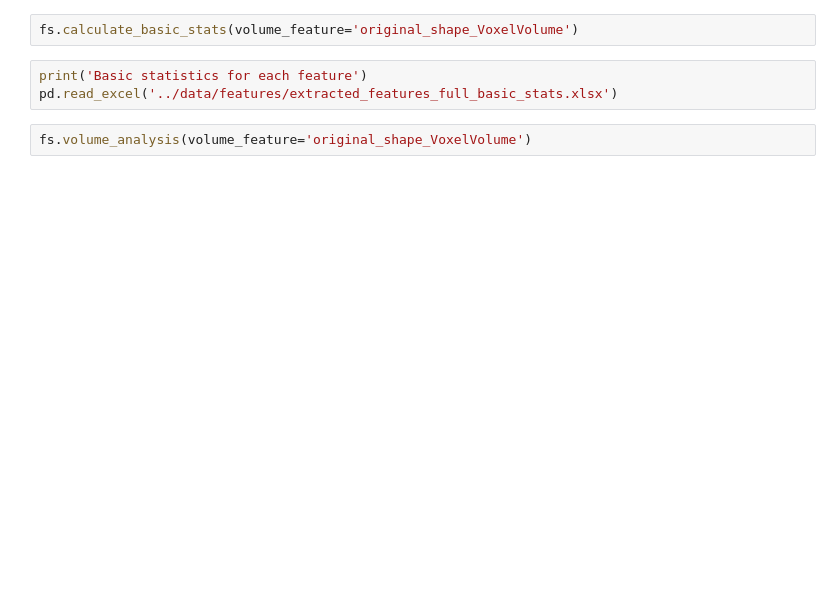
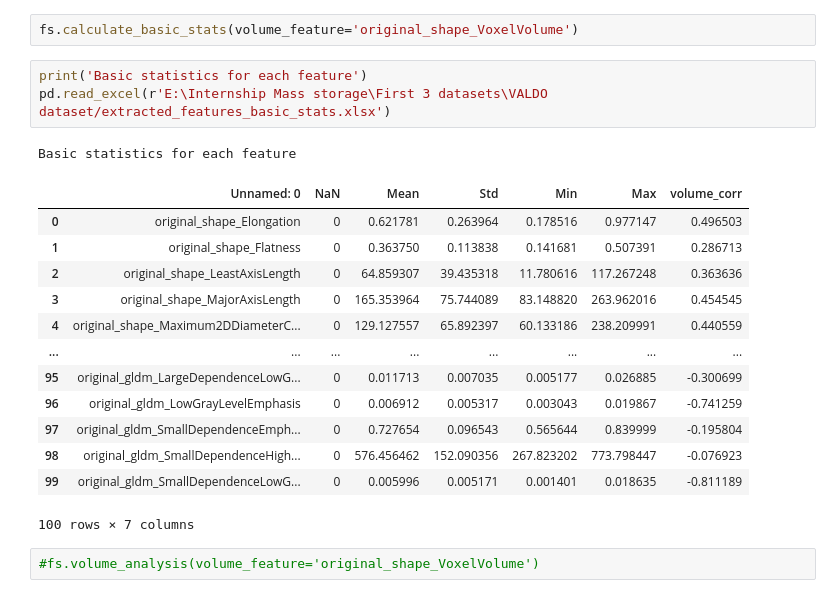
Before and after one commit to MegaMert/precision-medicine-toolbox, a Jupyter notebook: Start featuring tutorial VALDO.ipynb, the cells around one changed output. Saved outputs shown, nothing was run; the diff lists cells and outputs as text; blank space fills up the shorter version.

```diff
--- a/Start featuring tutorial VALDO.ipynb
+++ b/Start featuring tutorial VALDO.ipynb
@@ -32,6 +44,21 @@ fs.plot_univariate_roc(fs._feature_column[:8], auc_threshold=0.70) # change for
 fs.calculate_basic_stats(volume_feature='original_shape_VoxelVolume')
 # %%
 print('Basic statistics for each feature')
-pd.read_excel('../data/features/extracted_features_full_basic_stats.xlsx')
+pd.read_excel(r'E:\Internship Mass storage\First 3 datasets\VALDO dataset/extracted_features_basic_stats.xlsx')
+# %% [output]
+Basic statistics for each feature
+|  | Unnamed: 0 | NaN | Mean | Std | Min | Max | volume_corr |
+| 0 | original_shape_Elongation | 0 | 0.621781 | 0.263964 | 0.178516 | 0.977147 | 0.496503 |
+| 1 | original_shape_Flatness | 0 | 0.363750 | 0.113838 | 0.141681 | 0.507391 | 0.286713 |
+| 2 | original_shape_LeastAxisLength | 0 | 64.859307 | 39.435318 | 11.780616 | 117.267248 | 0.363636 |
+| 3 | original_shape_MajorAxisLength | 0 | 165.353964 | 75.744089 | 83.148820 | 263.962016 | 0.454545 |
+| 4 | original_shape_Maximum2DDiameterC... | 0 | 129.127557 | 65.892397 | 60.133186 | 238.209991 | 0.440559 |
+| ... | ... | ... | ... | ... | ... | ... | ... |
+| 95 | original_gldm_LargeDependenceLowG... | 0 | 0.011713 | 0.007035 | 0.005177 | 0.026885 | -0.300699 |
+| 96 | original_gldm_LowGrayLevelEmphasis | 0 | 0.006912 | 0.005317 | 0.003043 | 0.019867 | -0.741259 |
+| 97 | original_gldm_SmallDependenceEmph... | 0 | 0.727654 | 0.096543 | 0.565644 | 0.839999 | -0.195804 |
+| 98 | original_gldm_SmallDependenceHigh... | 0 | 576.456462 | 152.090356 | 267.823202 | 773.798447 | -0.076923 |
+| 99 | original_gldm_SmallDependenceLowG... | 0 | 0.005996 | 0.005171 | 0.001401 | 0.018635 | -0.811189 |
+100 rows × 7 columns
 # %%
-fs.volume_analysis(volume_feature='original_shape_VoxelVolume')
+#fs.volume_analysis(volume_feature='original_shape_VoxelVolume')
```
Also changed, not shown: parts of 11 cells of this notebook, 11 other files.
